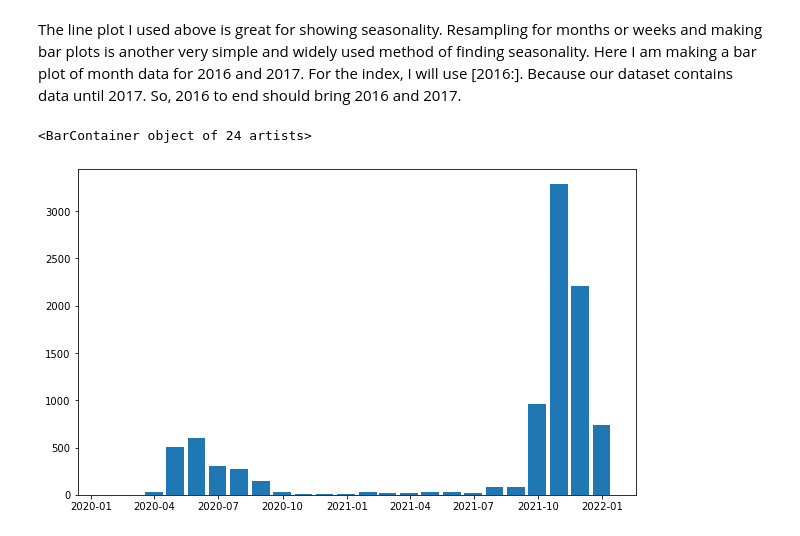
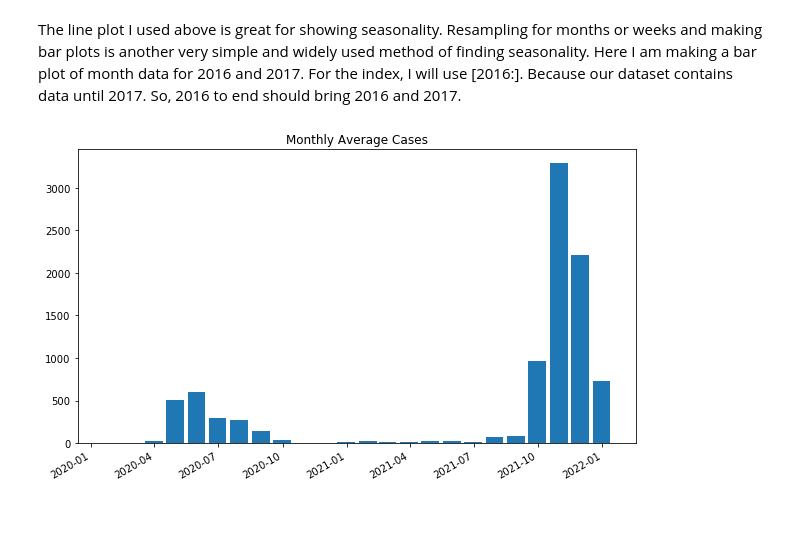
Before and after one commit to thatguylor/dataeng_test02, a Jupyter notebook: Section_4_Charts_And_API/Section_4_notebook.ipynb, the cells around one changed output. Saved outputs shown, nothing was run; the diff lists cells and outputs as text; code cells hidden in the pictures.

```diff
--- a/Section_4_Charts_And_API/Section_4_notebook.ipynb
+++ b/Section_4_Charts_And_API/Section_4_notebook.ipynb
@@ -201,7 +203,9 @@ The line plot I used above is great for showing seasonality. Resampling for mont
 # %%
 singapore_month = singapore.resample("M").mean()
 fig, ax = plt.subplots(figsize=(10, 6))
 ax.bar(singapore_month['2020':].index, singapore_month.loc['2020':, "Daily_Confirmed"], width=25, align='center')
+ax.xaxis_date()
+plt.title('Monthly Average Cases')
+fig.autofmt_xdate()
 # %% [output]
-<BarContainer object of 24 artists>
-[figure, old version]
+[figure, new version]
```
Also changed, not shown: parts of 5 cells of this notebook, 5 other files.
